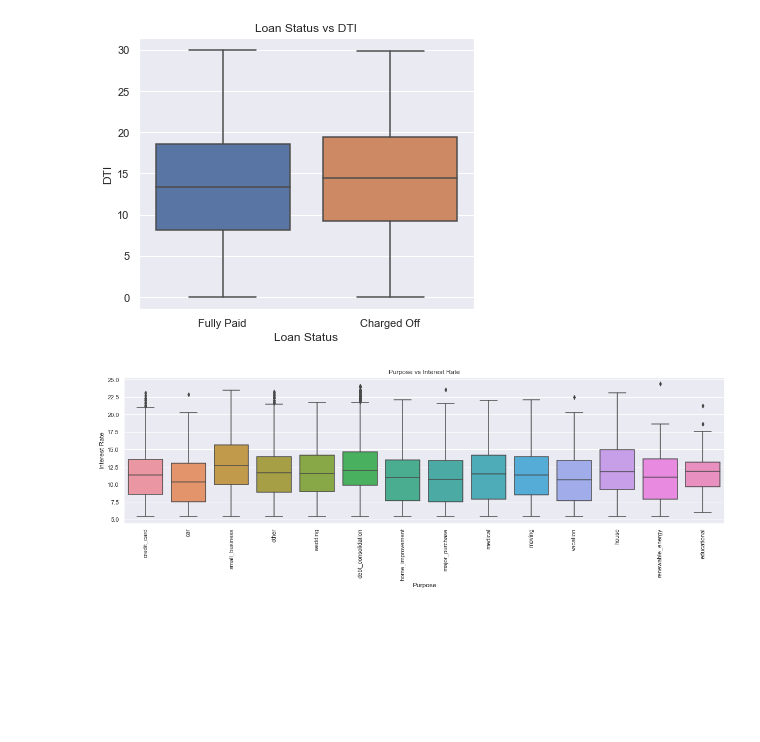
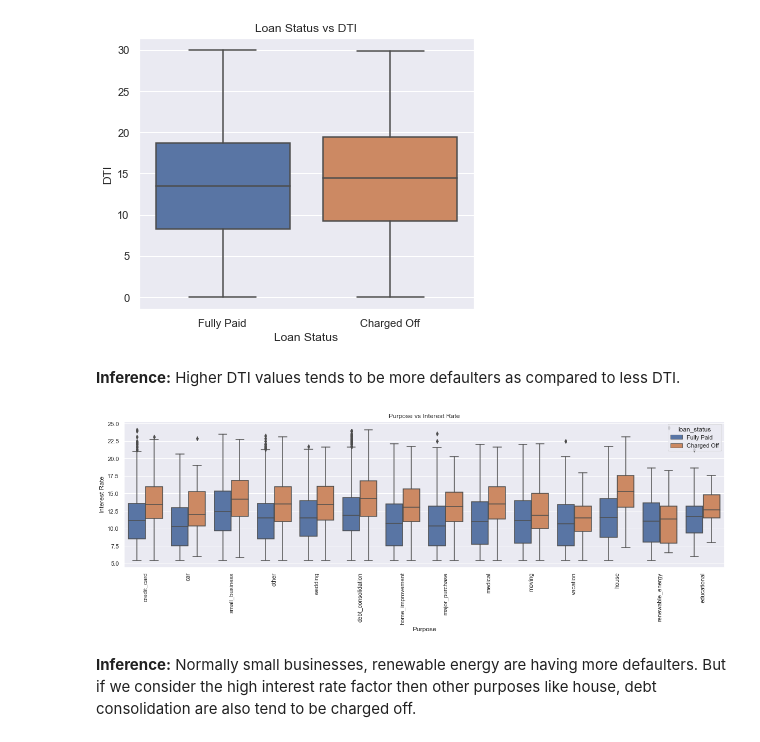
Before and after one commit to shuklavaibhav1994/Lending-Club-Case-Study, a Jupyter notebook: Vaibhav_Shukla.ipynb, the cells around one changed output. Cells and saved outputs as stored; diff of their text form; code cells hidden in the pictures; blank space fills up the shorter version.

```diff
--- a/Vaibhav_Shukla.ipynb
+++ b/Vaibhav_Shukla.ipynb
@@ -243,7 +243,7 @@ df['earliest_cr_line_month'] = pd.DatetimeIndex(df.earliest_cr_line).strftime('%
 ### Data Driven Metrics ###
 # %%
 #Creating a new column of Net Worth from columns emp_length and annual_inc by multiplying the both
-df['net_worth'] = df.emp_length * df.annual_inc
+loan_data['net_worth'] = loan_data.emp_length * loan_data.annual_inc
 # %% [markdown]
 ### Business Driven Metrics ###
 
@@ -325,7 +325,7 @@ df[df.annual_inc>df.annual_inc.quantile(.95)].annual_inc.sort_values(ascending=F
 Name: annual_inc, Length: 1828, dtype: float64
 # %%
 #removing the outliers above 95% using quantile
-df = df[~(df.annual_inc>df.annual_inc.quantile(.95))]
+loan_data = loan_data[~(loan_data.annual_inc>loan_data.annual_inc.quantile(.95))]
 # %%
 #checking the outliers again after removing the outliers
 sns.set(rc={'figure.figsize':(6,5)})
@@ -701,9 +742,0 @@ plt.show()
-# %%
-sns.set(rc={'figure.figsize':(8,6)})
-ax = sns.countplot(x=df.issue_d_year, hue='loan_status', data=df)
-for container in ax.containers:
-    ax.bar_label(container)
-plt.title('Loan Status vs Loan Issue Year')
-plt.xticks(rotation=90)
-plt.xlabel('Loan Issue Year')
-plt.show()
@@ -732,6 +766,0 @@ plt.show()
-# %%
-sns.set(rc={'figure.figsize':(6,5)})
-sns.boxplot(y='int_rate', x='loan_status', data=df)
-plt.ylabel('Interest Rate Percentage')
-plt.xlabel('Loan Status')
-plt.show()
@@ -746,14 +776,19 @@ plt.ylabel('DTI')
 plt.show()
 # %% [output]
 [figure]
+# %% [markdown]
+**Inference:** Higher DTI values tends to be more defaulters as compared to less DTI.
 # %%
+#affect of interest rate on loan status with respect to loan purpose
 plt.figure(figsize=(20,5))
-sns.boxplot(x='purpose', y=df.int_rate, data=df)
+sns.boxplot(x='purpose', y=loan_data.int_rate, hue='loan_status', data=loan_data)
 plt.xticks(rotation=90)
 plt.title('Purpose vs Interest Rate')
 plt.xlabel('Purpose')
 plt.ylabel('Interest Rate')
 plt.show()
 # %% [output]
-[figure, old version]
+[figure, new version]
+# %% [markdown]
+**Inference:** Normally small businesses, renewable energy are having more defaulters. But if we consider the high interest rate factor then other purposes like house, debt consolidation are also tend to be charged off.
 # %%
```
Also changed, not shown: parts of 104 cells of this notebook.
